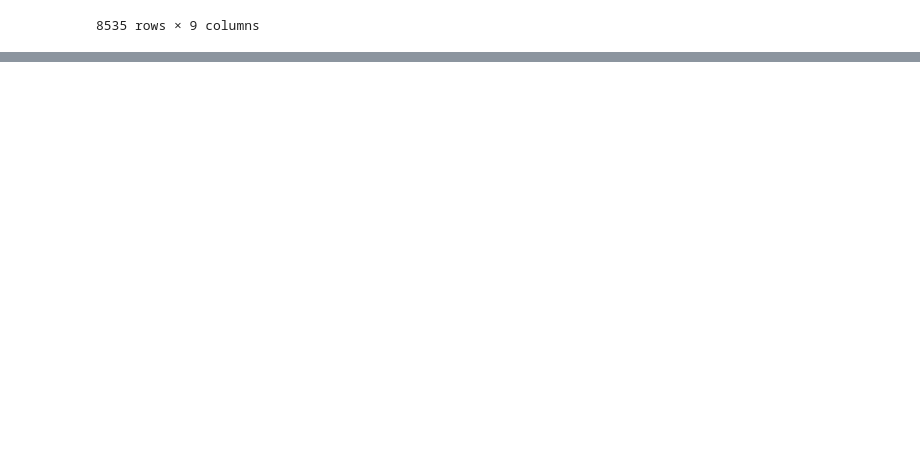
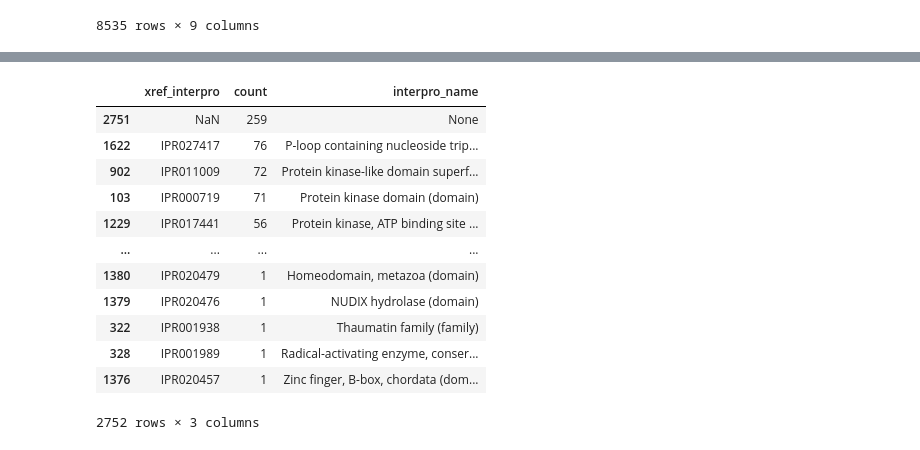
Before and after one commit to ML-Bioinfo-CEITEC/CAoPSPT, a Jupyter notebook: evaluation_families/annotations.ipynb, the cells around one changed output, grey strips where cells are left out. Cells and saved outputs as stored; diff of their text form; code cells hidden in the pictures; blank space fills up the shorter version.

```diff
--- a/evaluation_families/annotations.ipynb
+++ b/evaluation_families/annotations.ipynb
@@ -251,0 +261,18 @@ interpro_families.to_csv(f"data/interpro_families.csv", sep = ",", index = False
+# %%
+interpro_families = chains_annotation_interpro_filtered.groupby(["xref_interpro"], dropna = False).size().reset_index(name='count').sort_values(by='count', ascending=False)
+interpro_families["interpro_name"] = interpro_families.apply(lambda row: annotate_families("interpro", row["xref_interpro"]), axis = 1)
+interpro_families
+# %% [output]
+|  | xref_interpro | count | interpro_name |
+| 2751 | NaN | 259 | None |
+| 1622 | IPR027417 | 76 | P-loop containing nucleoside trip... |
+| 902 | IPR011009 | 72 | Protein kinase-like domain superf... |
+| 103 | IPR000719 | 71 | Protein kinase domain (domain) |
+| 1229 | IPR017441 | 56 | Protein kinase, ATP binding site ... |
+| ... | ... | ... | ... |
+| 1380 | IPR020479 | 1 | Homeodomain, metazoa (domain) |
+| 1379 | IPR020476 | 1 | NUDIX hydrolase (domain) |
+| 322 | IPR001938 | 1 | Thaumatin family (family) |
+| 328 | IPR001989 | 1 | Radical-activating enzyme, conser... |
+| 1376 | IPR020457 | 1 | Zinc finger, B-box, chordata (dom... |
+2752 rows × 3 columns
```
Also changed, not shown: parts of 10 cells of this notebook, 21 other files.
